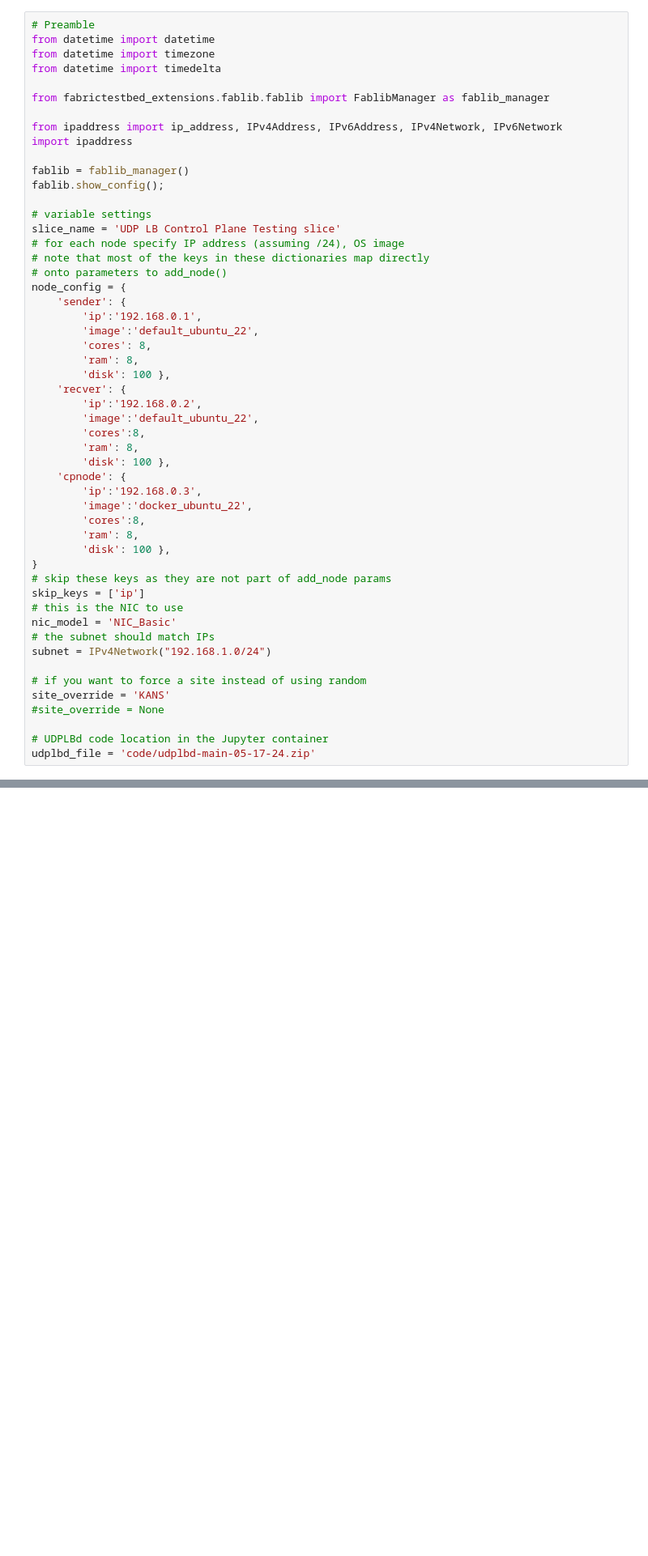
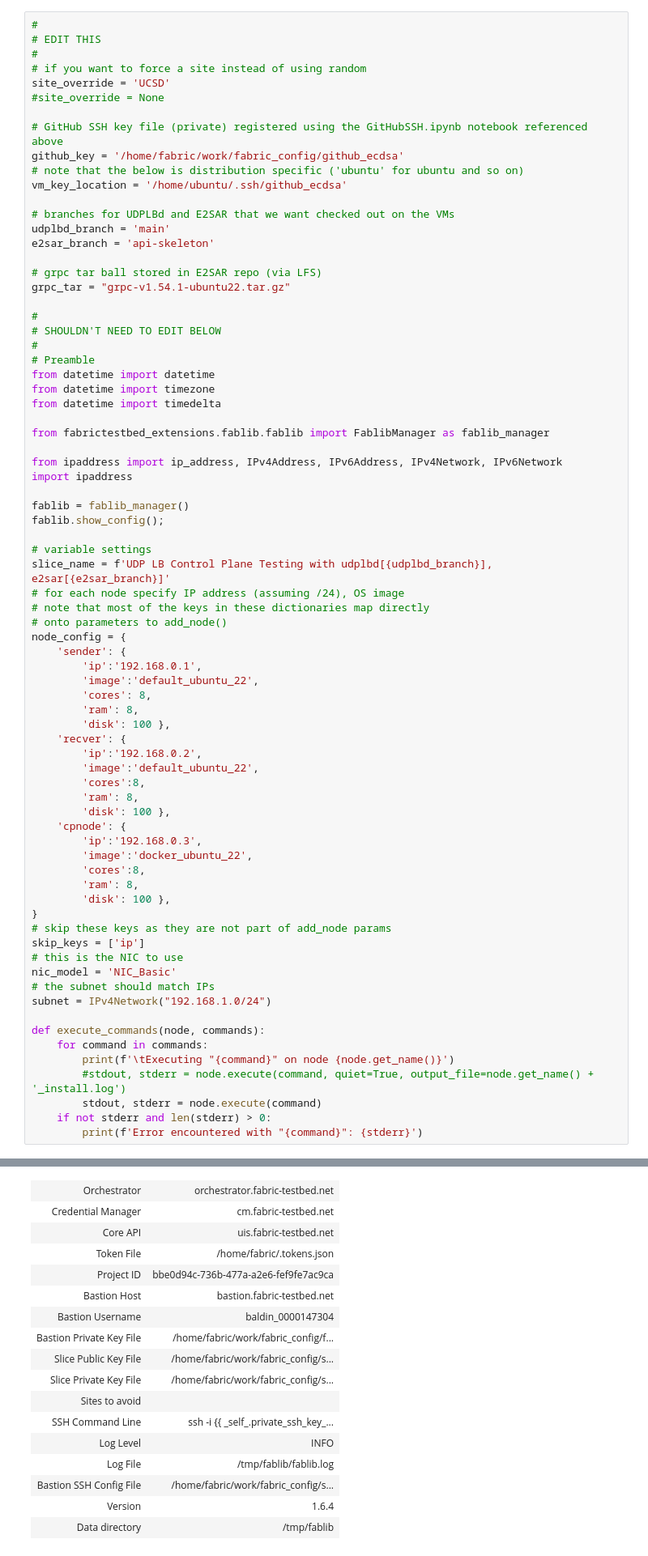
Before and after one commit to JeffersonLab/E2SAR, a Jupyter notebook: scripts/notebooks/EJFAT/LBCP-tester.ipynb, the cells around one changed output, grey strips where cells are left out. Shown at 81% size. Drawn from its saved outputs; the diff is of its cells as text; blank space fills up the shorter version.

```diff
--- a/scripts/notebooks/EJFAT/LBCP-tester.ipynb
+++ b/scripts/notebooks/EJFAT/LBCP-tester.ipynb
@@ -12,4 +21,26 @@ This notebook stands up a slice of 3 nodes - sender, receiver and cpnode. The co
 # %%
+#
+# EDIT THIS
+#
+# if you want to force a site instead of using random
+site_override = 'UCSD'
+#site_override = None
+
+# GitHub SSH key file (private) registered using the GitHubSSH.ipynb notebook referenced above
+github_key = '/home/fabric/work/fabric_config/github_ecdsa'
+# note that the below is distribution specific ('ubuntu' for ubuntu and so on)
+vm_key_location = '/home/ubuntu/.ssh/github_ecdsa'
+
+# branches for UDPLBd and E2SAR that we want checked out on the VMs
+udplbd_branch = 'main'
+e2sar_branch = 'api-skeleton'
+
+# grpc tar ball stored in E2SAR repo (via LFS)
+grpc_tar = "grpc-v1.54.1-ubuntu22.tar.gz"
+
+#
+# SHOULDN'T NEED TO EDIT BELOW
+#
 # Preamble
 from datetime import datetime
 from datetime import timezone
@@ -24,7 +55,7 @@ fablib = fablib_manager()
 fablib.show_config();
 
 # variable settings
-slice_name = 'UDP LB Control Plane Testing slice'
+slice_name = f'UDP LB Control Plane Testing with udplbd[{udplbd_branch}], e2sar[{e2sar_branch}]'
 # for each node specify IP address (assuming /24), OS image
 # note that most of the keys in these dictionaries map directly
 # onto parameters to add_node()
@@ -55,9 +86,11 @@ nic_model = 'NIC_Basic'
 # the subnet should match IPs
 subnet = IPv4Network("192.168.1.0/24")
 
-# if you want to force a site instead of using random
-site_override = 'KANS'
-#site_override = None
-
-# UDPLBd code location in the Jupyter container
-udplbd_file = 'code/udplbd-main-05-17-24.zip'
+def execute_commands(node, commands):
+    for command in commands:
+        print(f'\tExecuting "{command}" on node {node.get_name()}')
+        #stdout, stderr = node.execute(command, quiet=True, output_file=node.get_name() + '_install.log')
+        stdout, stderr = node.execute(command)
+    if not stderr and len(stderr) > 0:
+        print(f'Error encountered with "{command}": {stderr}')
+# %% [output]
@@ -64,3 +98,20 @@ udplbd_file = 'code/udplbd-main-05-17-24.zip'
+| Orchestrator | orchestrator.fabric-testbed.net |
+| Credential Manager | cm.fabric-testbed.net |
+| Core API | uis.fabric-testbed.net |
+| Token File | /home/fabric/.tokens.json |
+| Project ID | bbe0d94c-736b-477a-a2e6-fef9fe7ac9ca |
+| Bastion Host | bastion.fabric-testbed.net |
+| Bastion Username | baldin_0000147304 |
+| Bastion Private Key File | /home/fabric/work/fabric_config/f... |
+| Slice Public Key File | /home/fabric/work/fabric_config/s... |
+| Slice Private Key File | /home/fabric/work/fabric_config/s... |
+| Sites to avoid |  |
+| SSH Command Line | ssh -i {{ _self_.private_ssh_key_... |
+| Log Level | INFO |
+| Log File | /tmp/fablib/fablib.log |
+| Bastion SSH Config File | /home/fabric/work/fabric_config/s... |
+| Version | 1.6.4 |
+| Data directory | /tmp/fablib |
 # %% [markdown]
 ## Create the slice
 # %%
```
Also changed, not shown: parts of 19 cells of this notebook, 7 other files.
